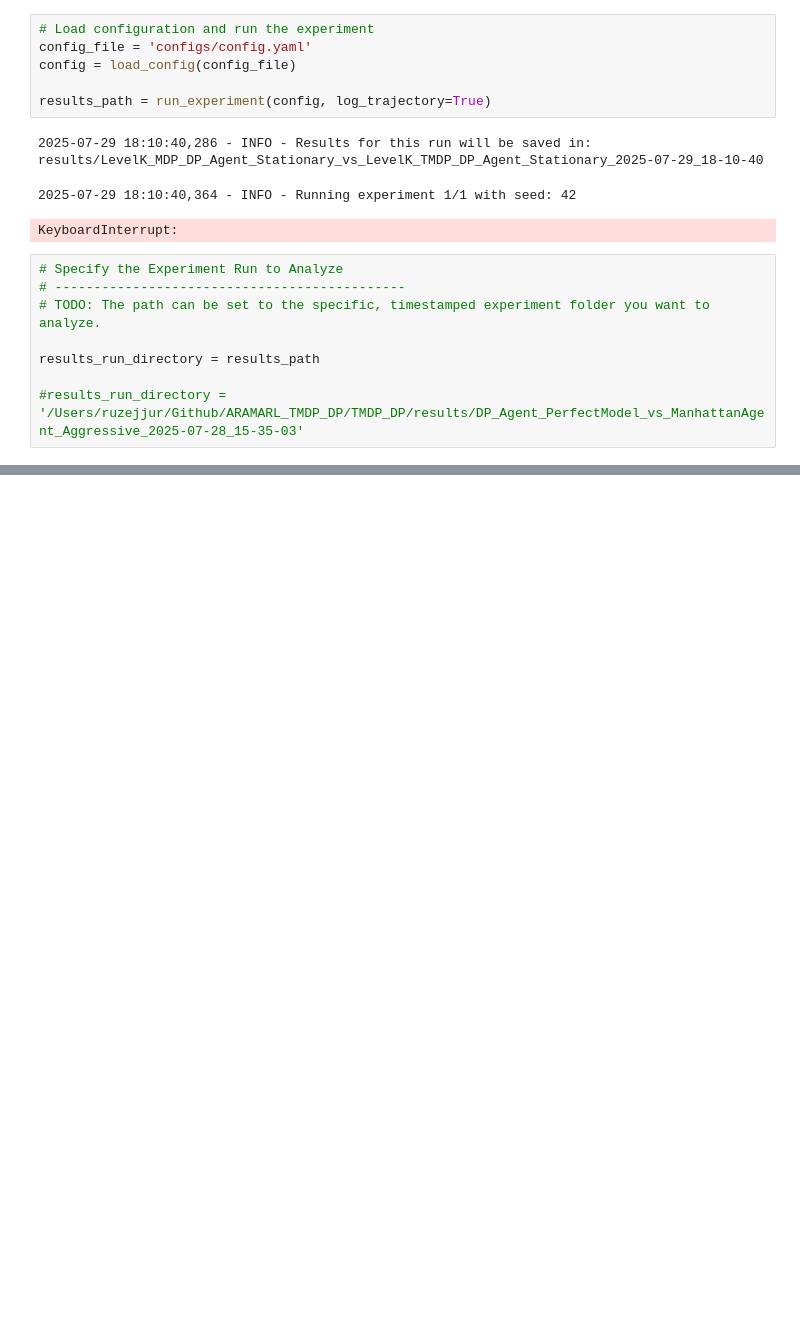
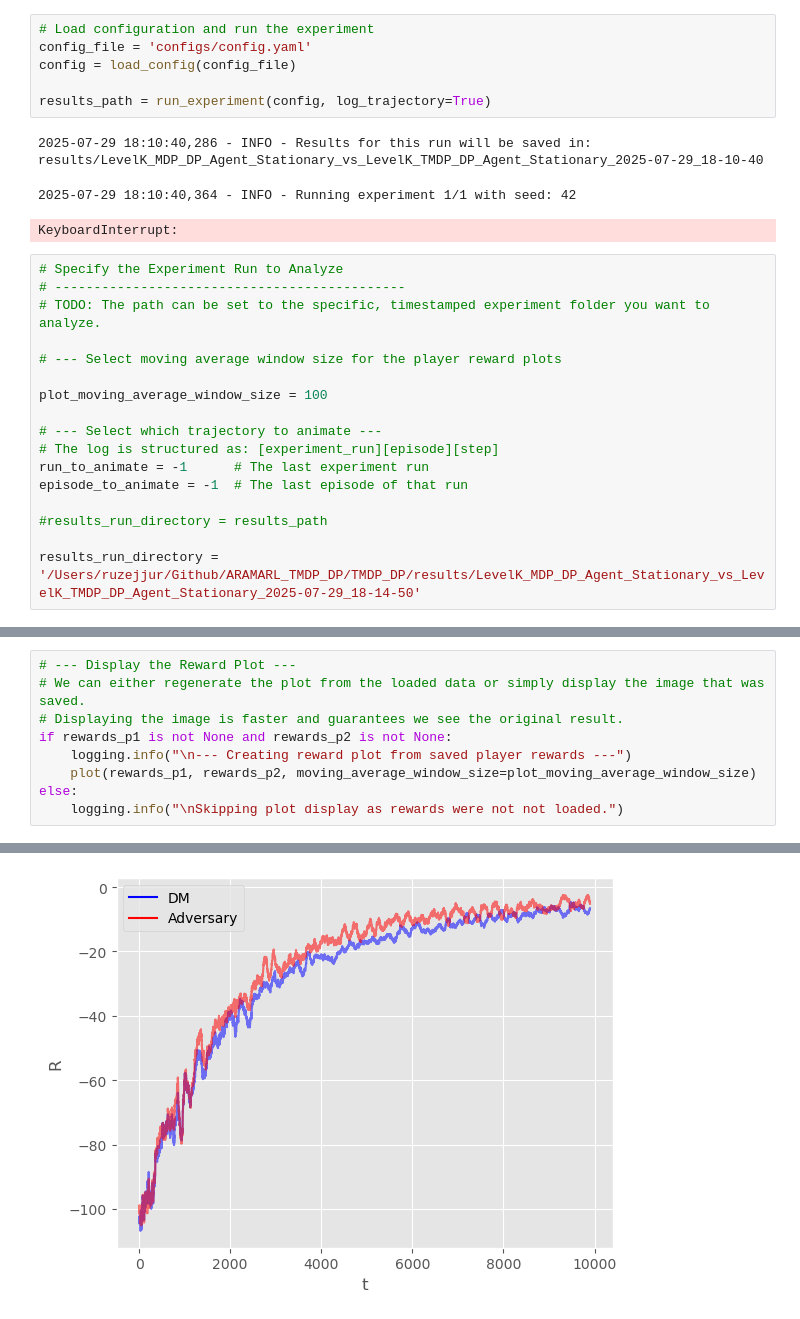
Before and after one commit to Ruzejjur/ARAMARL_TMDP_DP, a Jupyter notebook: TMDP_DP/CoinGame_experiments.ipynb, the cells around one changed output, grey strips where cells are left out. Saved outputs shown, nothing was run; the diff lists cells and outputs as text; blank space fills up the shorter version.

```diff
--- a/TMDP_DP/CoinGame_experiments.ipynb
+++ b/TMDP_DP/CoinGame_experiments.ipynb
@@ -36,9 +36,18 @@ KeyboardInterrupt:
 # ---------------------------------------------
 # TODO: The path can be set to the specific, timestamped experiment folder you want to analyze.
 
-results_run_directory = results_path
+# --- Select moving average window size for the player reward plots
 
-#results_run_directory = '/Users/ruzejjur/Github/ARAMARL_TMDP_DP/TMDP_DP/results/DP_Agent_PerfectModel_vs_ManhattanAgent_Aggressive_2025-07-28_15-35-03'
+plot_moving_average_window_size = 100
+
+# --- Select which trajectory to animate ---
+# The log is structured as: [experiment_run][episode][step]
+run_to_animate = -1      # The last experiment run
+episode_to_animate = -1  # The last episode of that run
+
+#results_run_directory = results_path
+
+results_run_directory = '/Users/ruzejjur/Github/ARAMARL_TMDP_DP/TMDP_DP/results/LevelK_MDP_DP_Agent_Stationary_vs_LevelK_TMDP_DP_Agent_Stationary_2025-07-29_18-14-50'
 # %%
 # Verify that the directory exists before proceeding
 if not os.path.isdir(results_run_directory):
@@ -102 +111,11 @@ except FileNotFoundError:
  Trajectory log loaded successfully. Contains 1 run(s).
+# %%
+# --- Display the Reward Plot ---
+# We can either regenerate the plot from the loaded data or simply display the image that was saved.
+# Displaying the image is faster and guarantees we see the original result.
+if rewards_p1 is not None and rewards_p2 is not None:
+    logging.info("\n--- Creating reward plot from saved player rewards ---")
+    plot(rewards_p1, rewards_p2, moving_average_window_size=plot_moving_average_window_size)
+else:
+    logging.info("\nSkipping plot display as rewards were not not loaded.")
+# %% [output]
@@ -103 +124,2 @@ except FileNotFoundError:
+[figure, added]
 # %%
```
Also changed, not shown: parts of 4 cells of this notebook, 6 other files.
